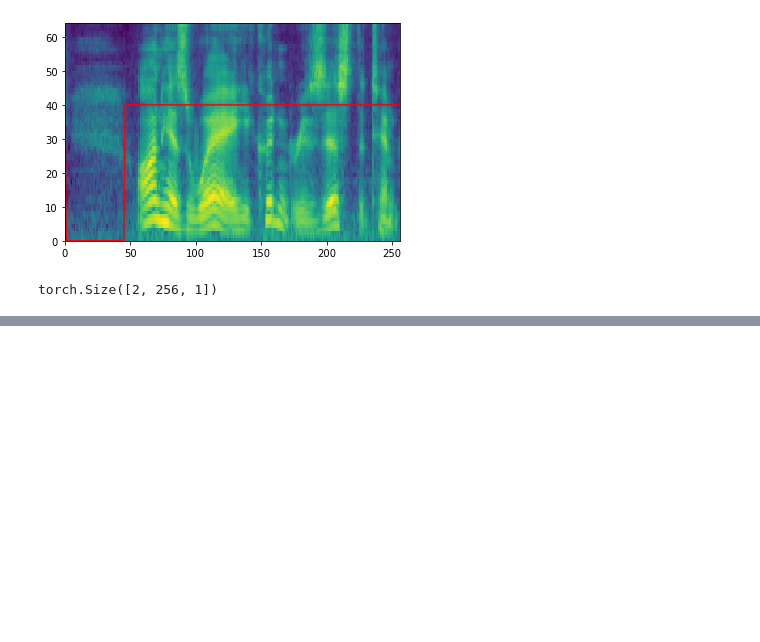
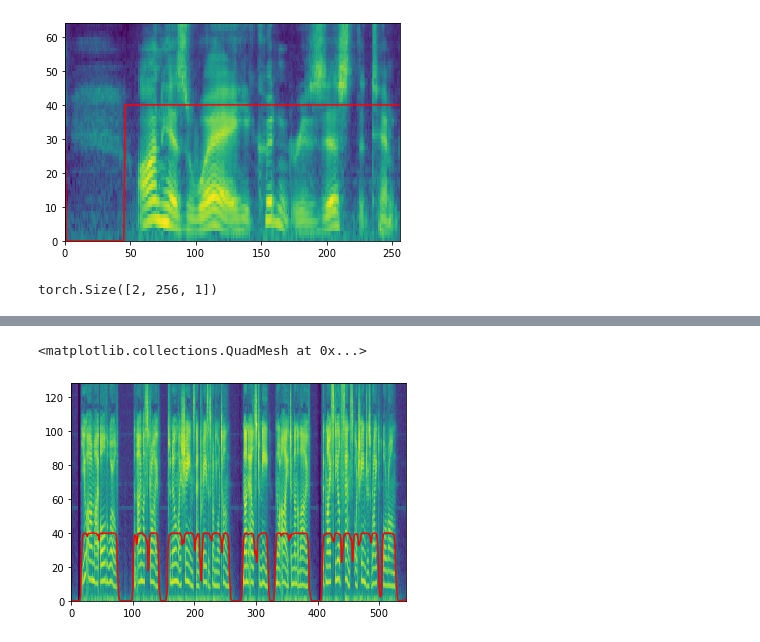
Before and after one commit to virgile-blg/VAD, a Jupyter notebook: testing.ipynb, the cells around one changed output, grey strips where cells are left out. Drawn from its saved outputs; the diff is of its cells as text; code cells hidden in the pictures; blank space fills up the shorter version.

```diff
--- a/testing.ipynb
+++ b/testing.ipynb
@@ -92,0 +214,2 @@ torch.Size([2, 256, 1])
+# %%
+probs = predictor.predict(audio_path=input_file, threshold=0.5)
@@ -92,0 +239,6 @@ torch.Size([2, 256, 1])
+# %%
+plt.plot(probs*40, color=('red'))
+plt.pcolormesh(mel[0].numpy())
+# %% [output]
+<matplotlib.collections.QuadMesh at 0x...>
+[figure, added]
```
Also changed, not shown: parts of 21 cells of this notebook, 10 other files.
